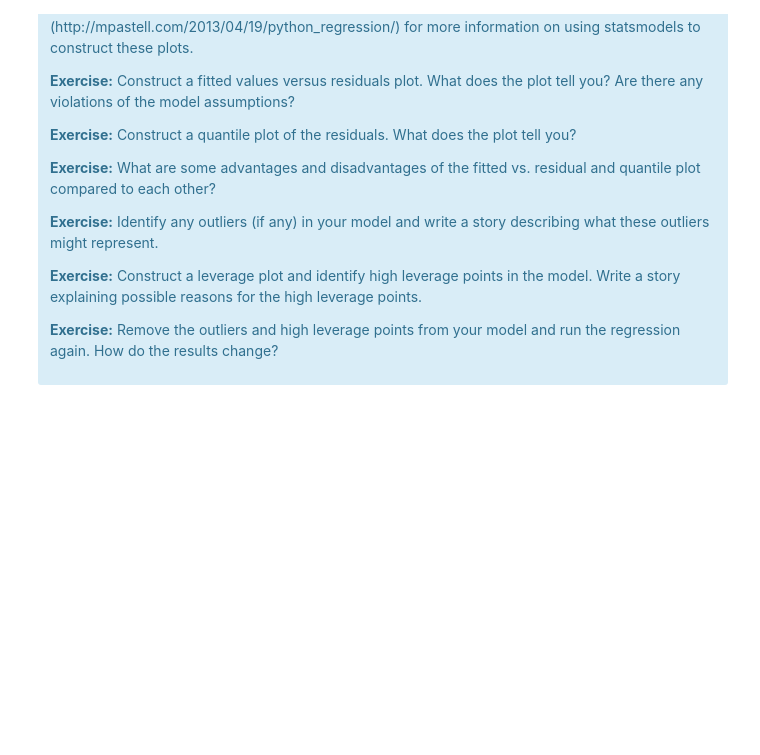
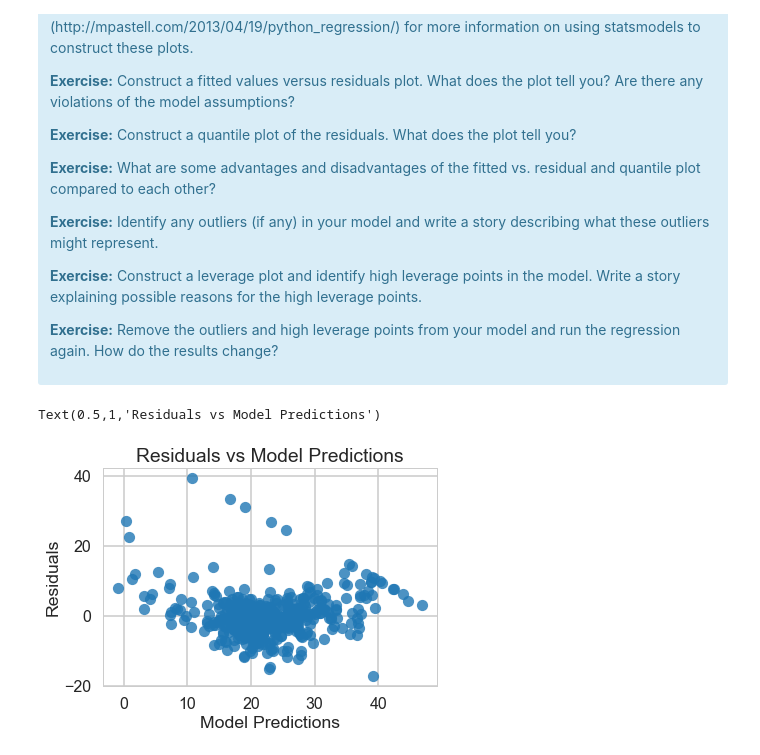
Before and after one commit to littlesiagoy/Springboard-Projects, a Jupyter notebook: Machine Learning Projects/1 - Linear Regression Using Boston Housing Data Set/Mini_Project_Linear_Regression.ipynb, the cells around one changed output. Cells and saved outputs as stored; diff of their text form; code cells hidden in the pictures; blank space fills up the shorter version.

```diff
--- a/Machine Learning Projects/1 - Linear Regression Using Boston Housing Data Set/Mini_Project_Linear_Regression.ipynb
+++ b/Machine Learning Projects/1 - Linear Regression Using Boston Housing Data Set/Mini_Project_Linear_Regression.ipynb
@@ -869,0 +869,11 @@ There are some other issues that are important investigate with linear regressio
+# %%
+predictions = model1.predict(X[['CRIM', 'RM', 'PTRATIO']])
+residuals = bos.PRICE - predictions
+
+sns.regplot(predictions, residuals, fit_reg=False)
+plt.xlabel('Model Predictions')
+plt.ylabel('Residuals')
+plt.title('Residuals vs Model Predictions')
+# %% [output]
+Text(0.5,1,'Residuals vs Model Predictions')
+[figure, added]
```
Also changed, not shown: parts of 16 cells of this notebook, 4 other files.
